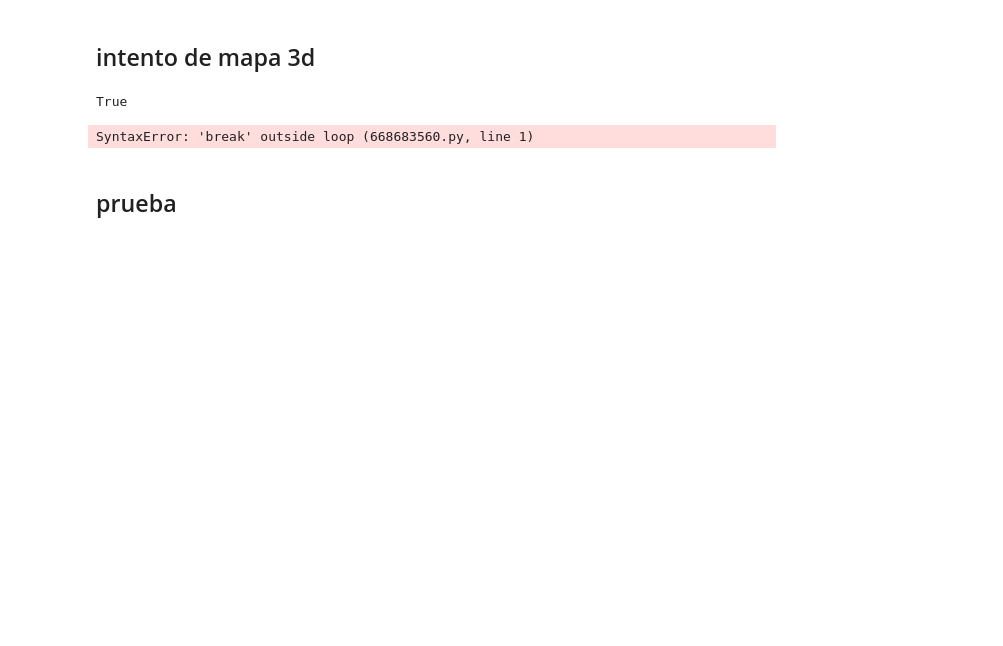
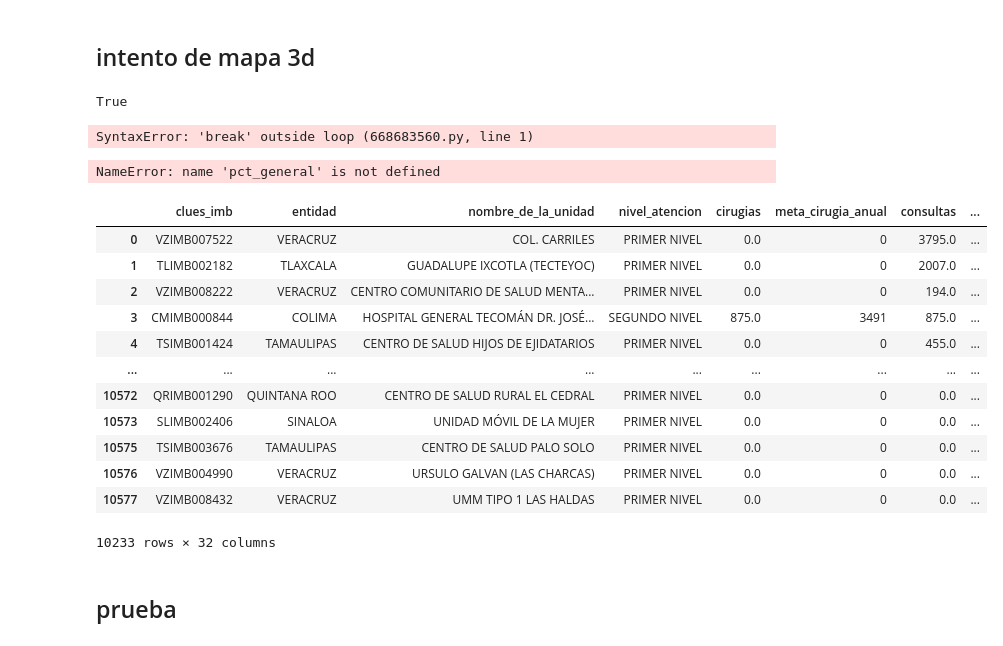
Before and after one commit to martin-lopez25/mapa_3d, a Jupyter notebook: mapa3d.ipynb, the cells around one changed output. Drawn from its saved outputs; the diff is of its cells as text; code cells hidden in the pictures; blank space fills up the shorter version.

```diff
--- a/mapa3d.ipynb
+++ b/mapa3d.ipynb
@@ -1586,3 +1598,23 @@ True
 break
 # %% [output]
 SyntaxError: 'break' outside loop (668683560.py, line 1)
+# %%
+pct_general
+# %% [output]
+NameError: name 'pct_general' is not defined
+# %%
+df_3d
+# %% [output]
+|  | clues_imb | entidad | nombre_de_la_unidad | nivel_atencion | cirugias | meta_cirugia_anual | consultas | ... |
+| 0 | VZIMB007522 | VERACRUZ | COL. CARRILES | PRIMER NIVEL | 0.0 | 0 | 3795.0 | ... |
+| 1 | TLIMB002182 | TLAXCALA | GUADALUPE IXCOTLA (TECTEYOC) | PRIMER NIVEL | 0.0 | 0 | 2007.0 | ... |
+| 2 | VZIMB008222 | VERACRUZ | CENTRO COMUNITARIO DE SALUD MENTA... | PRIMER NIVEL | 0.0 | 0 | 194.0 | ... |
+| 3 | CMIMB000844 | COLIMA | HOSPITAL GENERAL TECOMÁN DR. JOSÉ... | SEGUNDO NIVEL | 875.0 | 3491 | 875.0 | ... |
+| 4 | TSIMB001424 | TAMAULIPAS | CENTRO DE SALUD HIJOS DE EJIDATARIOS | PRIMER NIVEL | 0.0 | 0 | 455.0 | ... |
+| ... | ... | ... | ... | ... | ... | ... | ... | ... |
+| 10572 | QRIMB001290 | QUINTANA ROO | CENTRO DE SALUD RURAL EL CEDRAL | PRIMER NIVEL | 0.0 | 0 | 0.0 | ... |
+| 10573 | SLIMB002406 | SINALOA | UNIDAD MÓVIL DE LA MUJER | PRIMER NIVEL | 0.0 | 0 | 0.0 | ... |
+| 10575 | TSIMB003676 | TAMAULIPAS | CENTRO DE SALUD PALO SOLO | PRIMER NIVEL | 0.0 | 0 | 0.0 | ... |
+| 10576 | VZIMB004990 | VERACRUZ | URSULO GALVAN (LAS CHARCAS) | PRIMER NIVEL | 0.0 | 0 | 0.0 | ... |
+| 10577 | VZIMB008432 | VERACRUZ | UMM TIPO 1 LAS HALDAS | PRIMER NIVEL | 0.0 | 0 | 0.0 | ... |
+10233 rows × 32 columns
```
Also changed, not shown: parts of 7 cells of this notebook, 1 other file.
